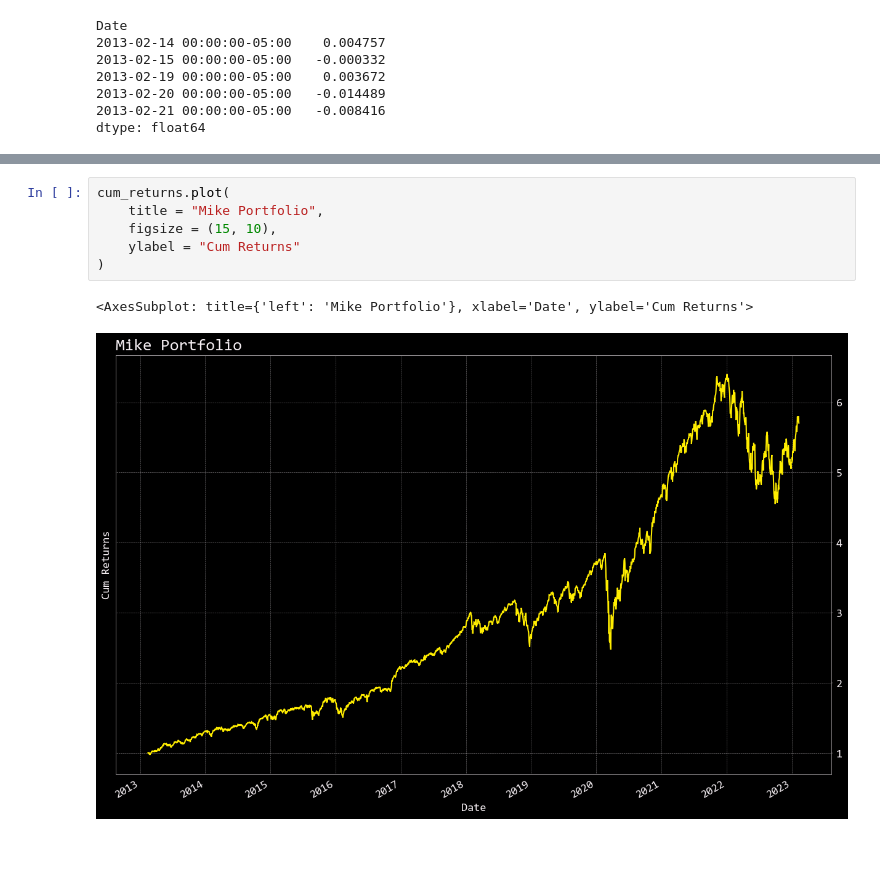
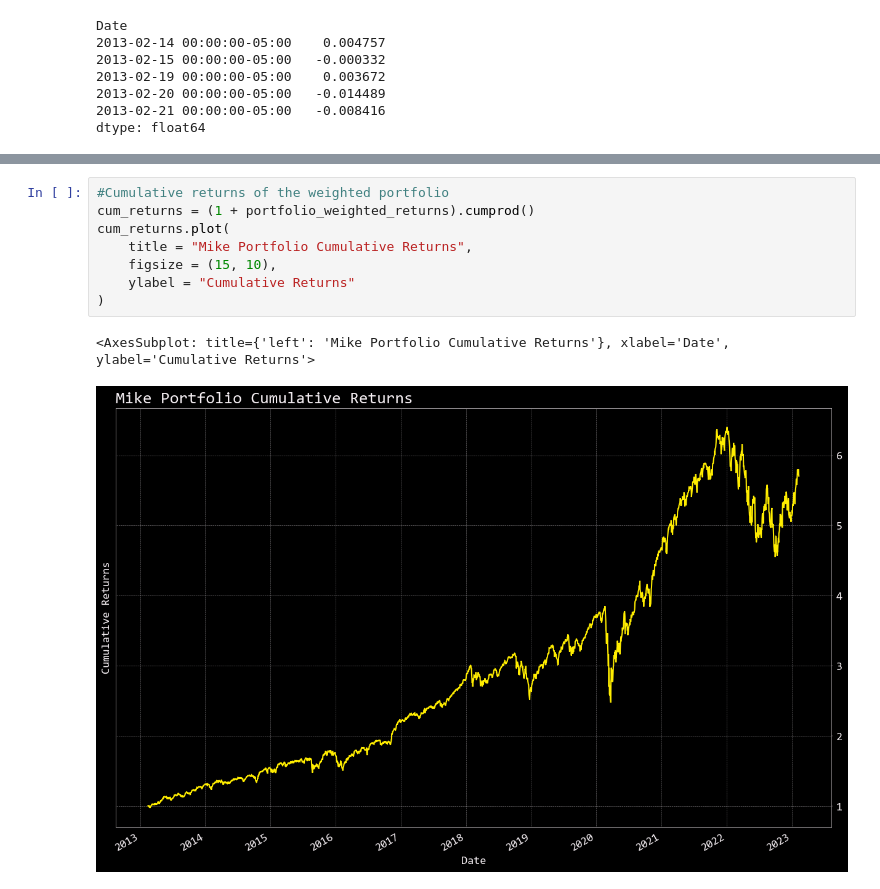
Before and after one commit to omarmoreta/Fintech_Project_1, a Jupyter notebook: Portfolios/Mike_portfolio.ipynb, the cells around one changed output, grey strips where cells are left out. Cells and saved outputs as stored; diff of their text form; blank space fills up the shorter version.

Commit message:
2/15 updated mike portfolio analysis

```diff
--- a/Portfolios/Mike_portfolio.ipynb
+++ b/Portfolios/Mike_portfolio.ipynb
@@ -101,12 +104,14 @@ portfolio_weighted_returns.plot(
 # %%
+#Cumulative returns of the weighted portfolio
+cum_returns = (1 + portfolio_weighted_returns).cumprod()
 cum_returns.plot(
-    title = "Mike Portfolio",
+    title = "Mike Portfolio Cumulative Returns",
     figsize = (15, 10),
-    ylabel = "Cum Returns"
+    ylabel = "Cumulative Returns"
 )
 # %% [output]
-<AxesSubplot: title={'left': 'Mike Portfolio'}, xlabel='Date', ylabel='Cum Returns'>
+<AxesSubplot: title={'left': 'Mike Portfolio Cumulative Returns'}, xlabel='Date', ylabel='Cumulative Returns'>
-[figure, old version]
+[figure, new version]
 # %%
 #cumulative returns for 10k investment
 initial_investment = 10000
```
Also changed, not shown: parts of 16 cells of this notebook.
